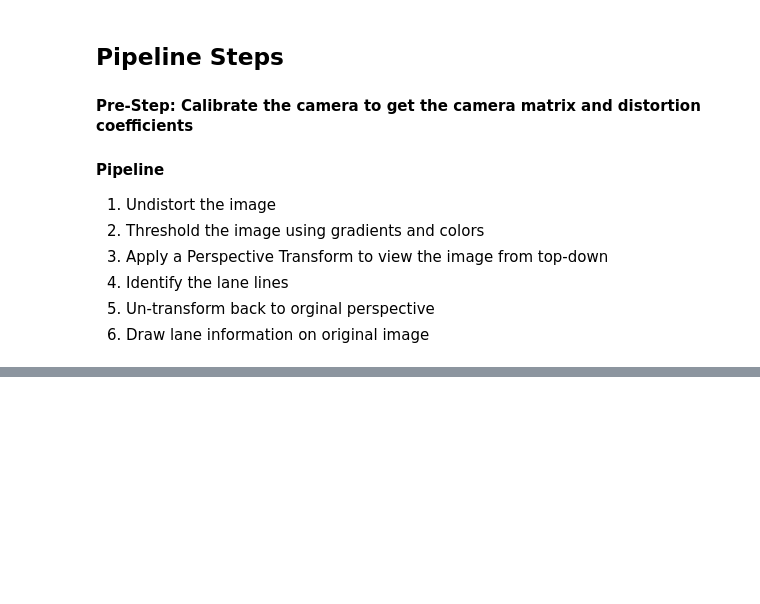
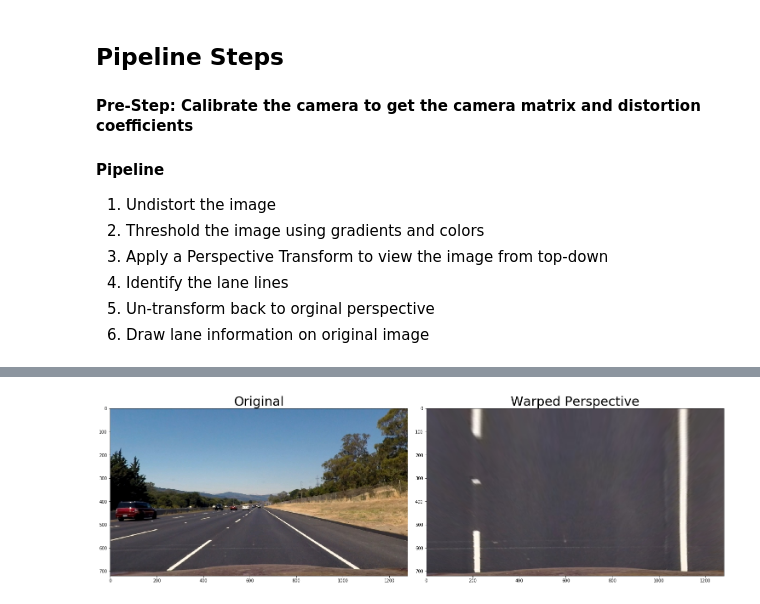
Before and after one commit to SlothFriend/CarND-Term1-P4, a Jupyter notebook: pipeline.ipynb, the cells around one changed output, grey strips where cells are left out. Drawn from its saved outputs; the diff is of its cells as text; code cells hidden in the pictures; blank space fills up the shorter version.

```diff
--- a/pipeline.ipynb
+++ b/pipeline.ipynb
@@ -64,0 +168,45 @@ for im_path in im_paths:
+# %%
+def warp_to_lines(img, show=False):
+    ''' "img" should be an undistorted image. '''
+
+    x_shape, y_shape = img.shape[1], img.shape[0]
+    middle_x = x_shape//2
+    top_y = 2*y_shape//3
+    top_margin = 93
+    bottom_margin = 450
+    points = [
+        (middle_x-top_margin, top_y),
+        (middle_x+top_margin, top_y),
+        (middle_x+bottom_margin, y_shape),
+        (middle_x-bottom_margin, y_shape)
+    ]
+
+    '''
+    # This shows the area we are warping to
+    for i in range(len(points)):
+        cv2.line(img, points[i-1], points[i], [255, 0, 0], 2)
+
+    big_plot(img)
+    '''
+
+    src = np.float32(points)
+    dst = np.float32([
+        (middle_x-bottom_margin, 0),
+        (middle_x+bottom_margin, 0),
+        (middle_x+bottom_margin, y_shape),
+        (middle_x-bottom_margin, y_shape)
+    ])
+
+    M = cv2.getPerspectiveTransform(src, dst)
+    Minv = cv2.getPerspectiveTransform(dst, src)
+    warped = cv2.warpPerspective(img, M, (x_shape, y_shape), flags=cv2.INTER_LINEAR)
+
+    if show: side_by_side_plot(img, warped, 'Original', 'Warped Perspective')
+
+    return warped, M, Minv
+
+img = mpimg.imread('./test_images/straight_lines2.jpg')
+img = undistort(img)
+warped, M, Minv = warp_to_lines(img, show=True)
+# %% [output]
+[figure, added]
```
Also changed, not shown: parts of 16 cells of this notebook.
